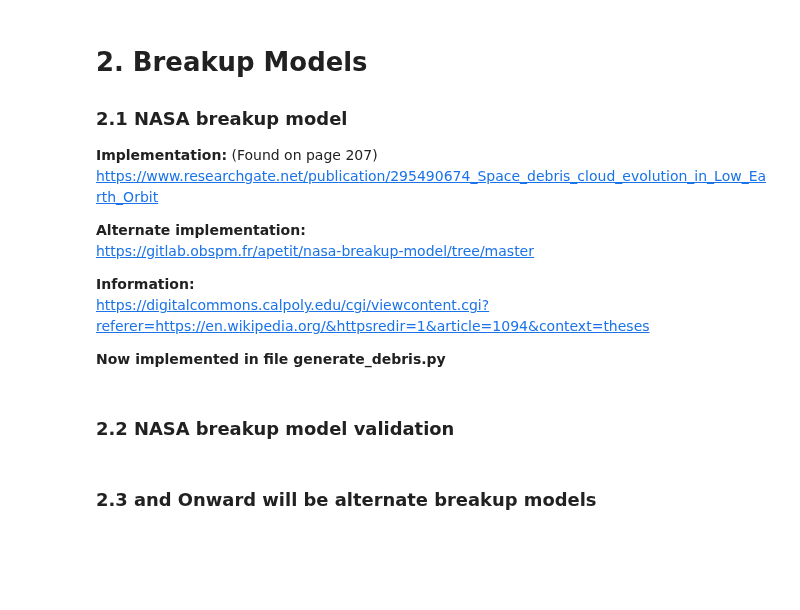
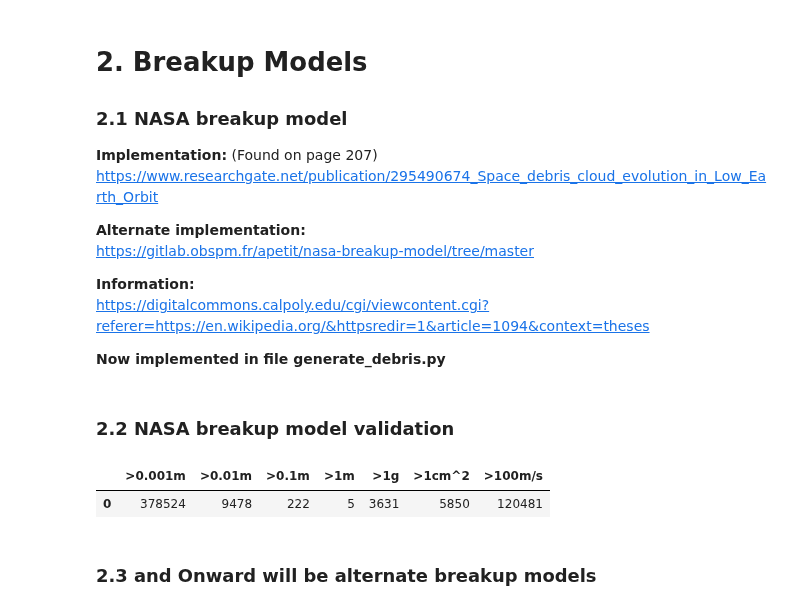
Before and after one commit to ReeceHumphreys/ODAP, a Jupyter notebook: Kessler.ipynb, the cells around one changed output. Drawn from its saved outputs; the diff is of its cells as text; code cells hidden in the pictures; blank space fills up the shorter version.

```diff
--- a/Kessler.ipynb
+++ b/Kessler.ipynb
@@ -181,21 +133,49 @@ https://digitalcommons.calpoly.edu/cgi/viewcontent.cgi?referer=https://en.wikipe
 <h3>2.2 NASA breakup model validation</h3>
 # %%
 # Explosion Case
-
-reload(gd)
-
 m_target = 1000 # [kg]
 
 # Do not need to specify projectile mass, and collision velocity for an explosion
+# L_c [m], areas [m^2], masses [kg]
 L_c, areas, masses, AM = gd.fragmentation(m_target, 0, 0, False, debris_category.rb, True)
 
+# LC DATA
 bins = [1e-3, 1e-2, 1e-1, 1, np.inf] # L_c bins in meters
 h,b = np.histogram(L_c, bins=bins)
 
 ch = [ { f'>{bins[i]}m':np.sum(h[i:]) for i in range(len(h))}]
 
 df = pd.DataFrame(ch)
 df
+
+# MASS DATA
+bins = [1, np.inf]
+h,b = np.histogram(masses*1e3, bins=bins) # grams
+ch = [ { f'>{bins[i]}g':np.sum(h[i:]) for i in range(len(h))}]
+
+df2 = pd.DataFrame(ch)
+df2
+
+# AREA DATA
+bins = [1, np.inf]
+h,b = np.histogram(areas*1e4, bins=bins) # cm^2
+ch = [ { f'>{bins[i]}cm^2':np.sum(h[i:]) for i in range(len(h))}]
+
+df3 = pd.DataFrame(ch)
+df3
+
+# # VELOCITY DATA (A bit janky currently, always need to specify v_c event for explosions)
+deltaV = np.array(gd.distribution_deltaV(AM, 5, True)) # Returns as [km·s^-1]
+bins = [100, np.inf]
+h,b = np.histogram(deltaV * 1e3, bins=bins)
+ch = [ { f'>{bins[i]}m/s':np.sum(h[i:]) for i in range(len(h))}]
+df4 = pd.DataFrame(ch)
+
+results = pd.concat([df, df2, df3, df4], axis=1)
+results
+# %% [output]
+|  | >0.001m | >0.01m | >0.1m | >1m | >1g | >1cm^2 | >100m/s |
+| 0 | 378524 | 9478 | 222 | 5 | 3631 | 5850 | 120481 |
 # %%
 # reload(gd)
 
```
Also changed, not shown: parts of 14 cells of this notebook, 3 other files.
